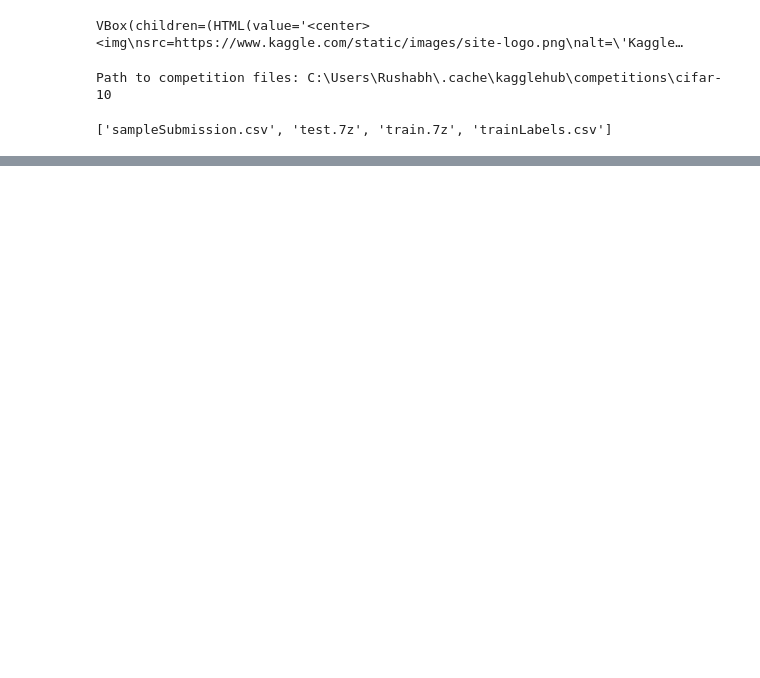
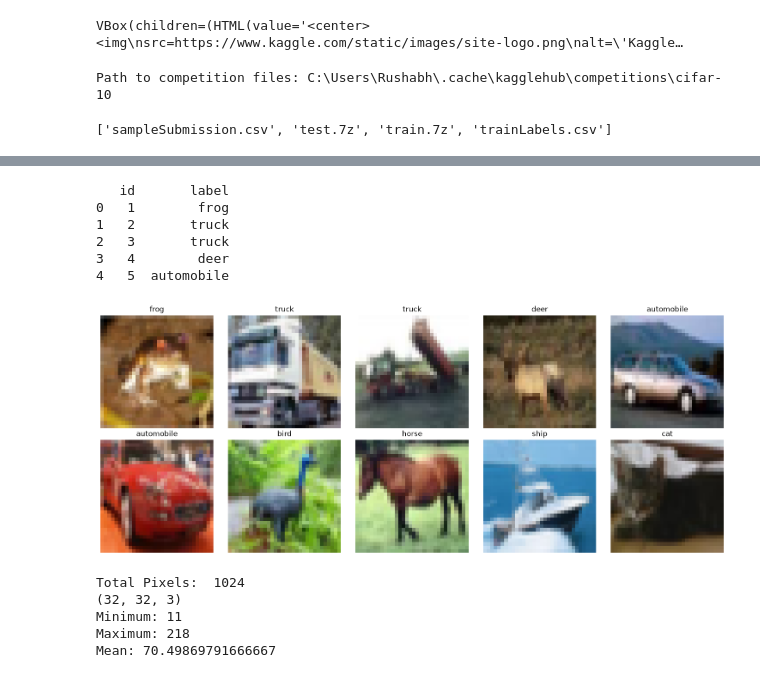
Before and after one commit to rushabh-borkar/CIFAR-10-CNN, a Jupyter notebook: cifar10_cnn.ipynb, the cells around one changed output, grey strips where cells are left out. Saved outputs shown, nothing was run; the diff lists cells and outputs as text; code cells hidden in the pictures; blank space fills up the shorter version.

```diff
--- a/cifar10_cnn.ipynb
+++ b/cifar10_cnn.ipynb
@@ -48,0 +269,65 @@ FileNotFoundError: [Errno 2] No such file or directory: 'trainLabels.csv'
+# %%
+from PIL import Image
+import os
+import pandas as pd
+
+train_labels = os.path.join(dataset_path, "trainLabels.csv")
+
+df = pd.read_csv(train_labels)
+
+print(df.head())
+
+fig, axes = plt.subplots(2, 5, figsize=(15, 6))
+
+sample_df = df.head(10)
+
+for index , sample in sample_df.iterrows():
+    image_id = sample["id"]
+    filename = f"{image_id}.png"
+
+    image_path = os.path.join(train_image_path, filename)
+
+    img = Image.open(image_path)
+
+    row = index // 5
+    col = index % 5
+
+
+    axes[row, col].imshow(img)
+    axes[row, col].set_title(sample["label"])
+    axes[row, col].axis("off")
+
+
+plt.tight_layout()
+plt.show()
+# %% [output]
+   id       label
+0   1        frog
+1   2       truck
+2   3       truck
+3   4        deer
+4   5  automobile
+[figure, added]
+# %%
+from PIL import Image
+import numpy as np
+img = Image.open(image_path)
+
+width,height = img.size
+total_pixels = width * height
+
+print("Total Pixels: ", total_pixels)
+
+img_num = np.array(img)
+
+print(img_num.shape)
+
+print("Minimum:", img_num.min())
+print("Maximum:", img_num.max())
+print("Mean:", img_num.mean())
+# %% [output]
+Total Pixels:  1024
+(32, 32, 3)
+Minimum: 11
+Maximum: 218
+Mean: 70.49869791666667
```
Also changed, not shown: parts of 34 cells of this notebook.
